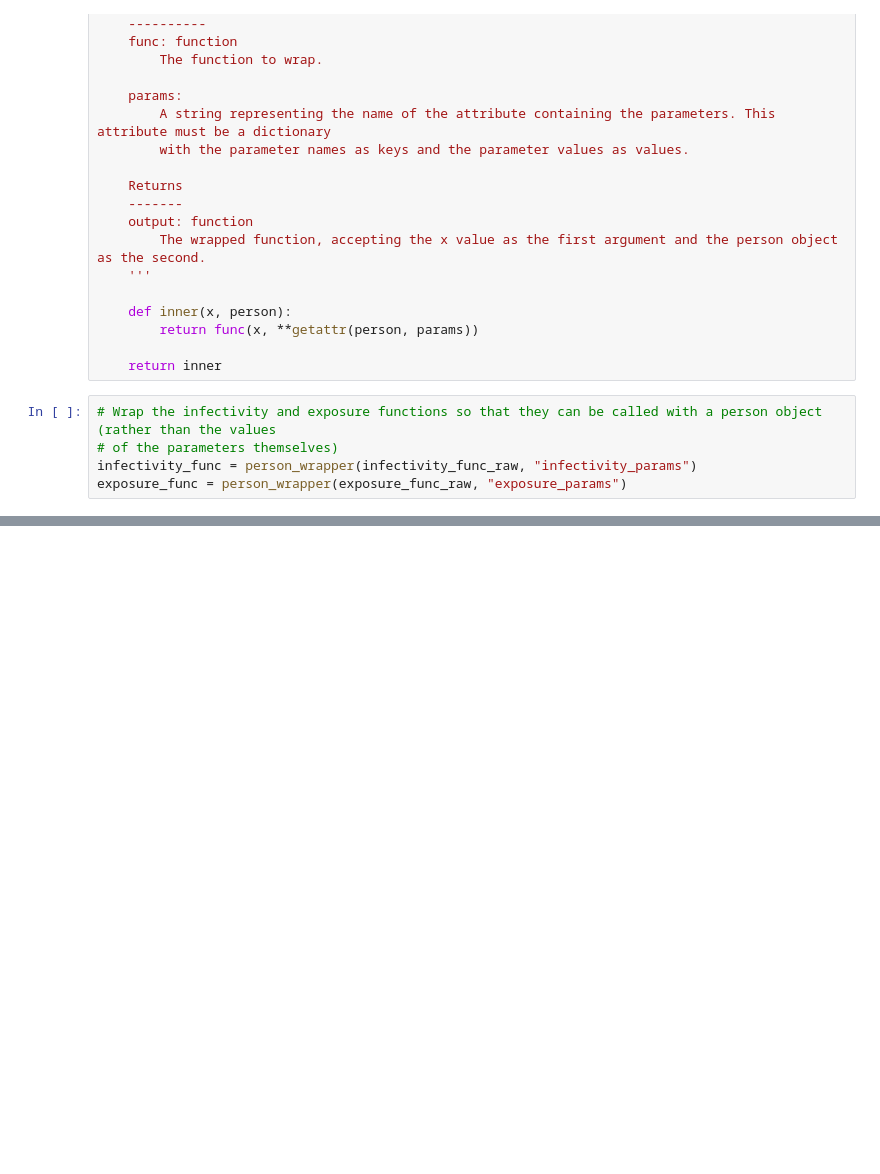
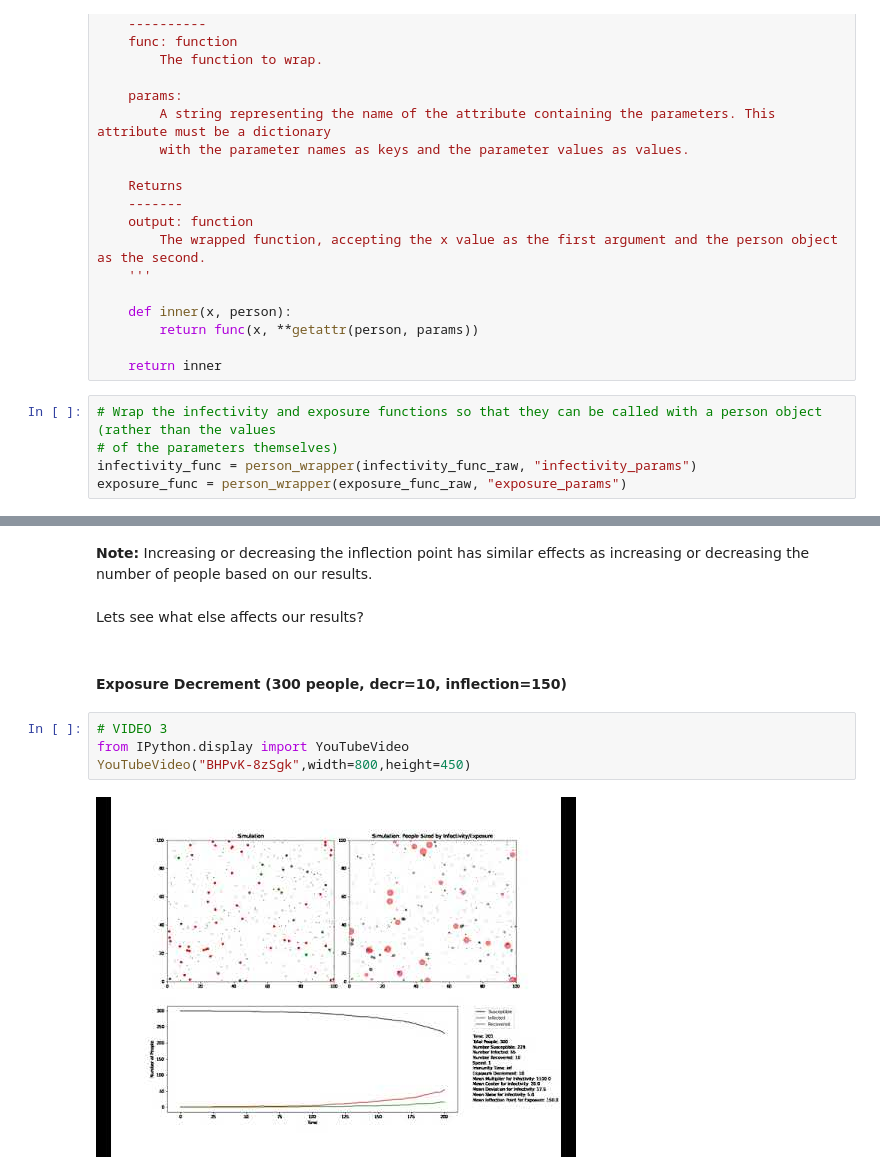
Before and after one commit to chettle3/ABM_Disease_Modeling, a Jupyter notebook: FinalProject.ipynb, the cells around one changed output, grey strips where cells are left out. Drawn from its saved outputs; the diff is of its cells as text; blank space fills up the shorter version.

```diff
--- a/FinalProject.ipynb
+++ b/FinalProject.ipynb
@@ -924,0 +1027,12 @@ while True: # Create an infinite loop, which can be ended with the stop button i
+# %% [markdown]
+**Note:** Increasing or decreasing the inflection point has similar effects as increasing or decreasing the number of people based on our results.
+# %% [markdown]
+Lets see what else affects our results?
+# %% [markdown]
+#### Exposure Decrement (300 people, decr=10, inflection=150) <a class="anchor" id="n4"></a>
+# %%
+# VIDEO 3
+from IPython.display import YouTubeVideo
+YouTubeVideo("BHPvK-8zSgk",width=800,height=450)
+# %% [output]
+[figure, added]
```
Also changed, not shown: parts of 98 cells of this notebook.
